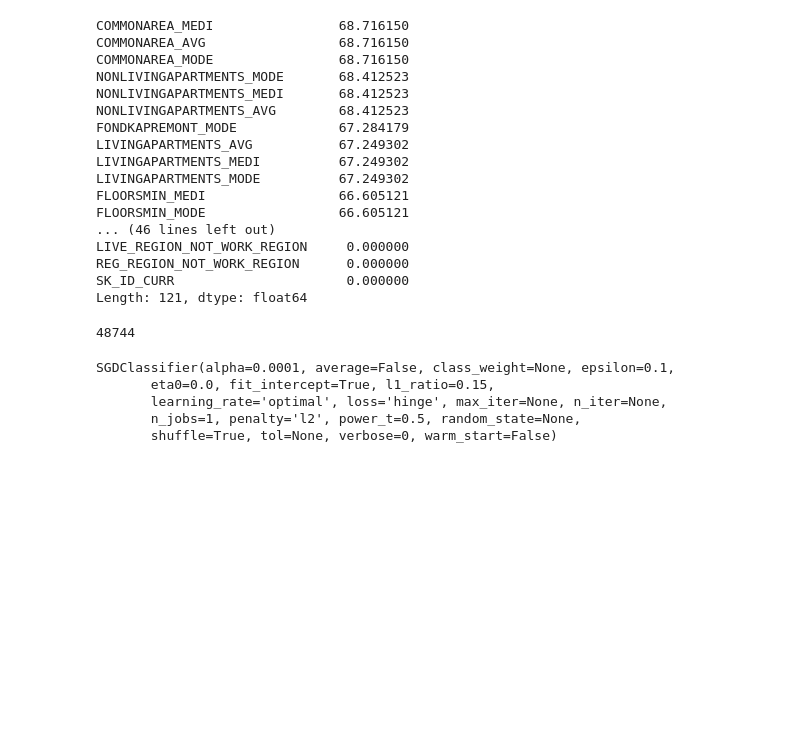
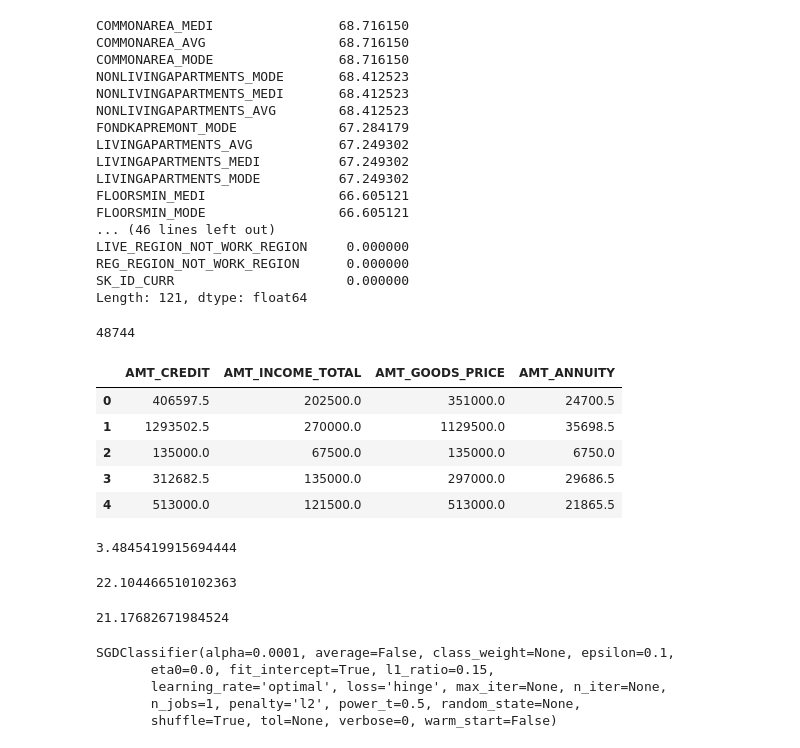
Before and after one commit to RajatChaudhari/HomeCreditDefaultRisk, a Jupyter notebook: HCDR2.ipynb, the cells around one changed output. Drawn from its saved outputs; the diff is of its cells as text; code cells hidden in the pictures; blank space fills up the shorter version.

```diff
--- a/HCDR2.ipynb
+++ b/HCDR2.ipynb
@@ -712,3 +712,14 @@ Length: 121, dtype: float64
 apptest.shape[0]
 # %% [output]
 48744
+# %%
+j=apptrain[["AMT_CREDIT","AMT_INCOME_TOTAL","AMT_GOODS_PRICE","AMT_ANNUITY"]]
+# %%
+j.head()
+# %% [output]
+|  | AMT_CREDIT | AMT_INCOME_TOTAL | AMT_GOODS_PRICE | AMT_ANNUITY |
+| 0 | 406597.5 | 202500.0 | 351000.0 | 24700.5 |
+| 1 | 1293502.5 | 270000.0 | 1129500.0 | 35698.5 |
+| 2 | 135000.0 | 67500.0 | 135000.0 | 6750.0 |
+| 3 | 312682.5 | 135000.0 | 297000.0 | 29686.5 |
+| 4 | 513000.0 | 121500.0 | 513000.0 | 21865.5 |
@@ -715,3 +728,15 @@ apptest.shape[0]
+# %%
+a.astype('int').mean()
+# %% [output]
+3.4845419915694444
+# %%
+j["AMT_CREDIT"].mean()/j["AMT_ANNUITY"].mean()
+# %% [output]
+22.104466510102363
+# %%
+b.astype('int').mean()
+# %% [output]
+21.17682671984524
 # %%
 from sklearn.model_selection import train_test_split,KFold,GridSearchCV
 from sklearn.linear_model import SGDClassifier
```
Also changed, not shown: parts of 1 cell of this notebook, 1 other file.
